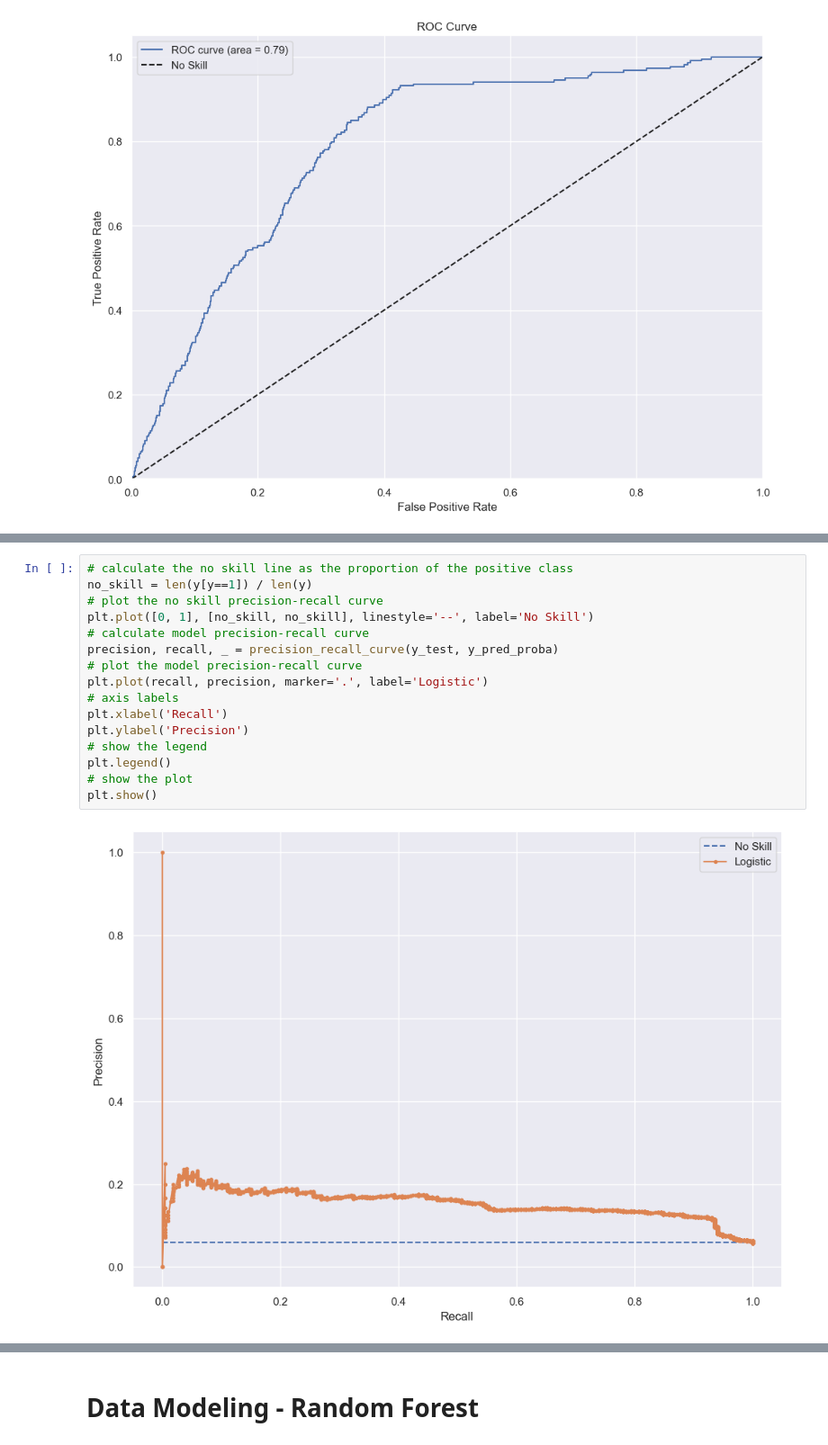
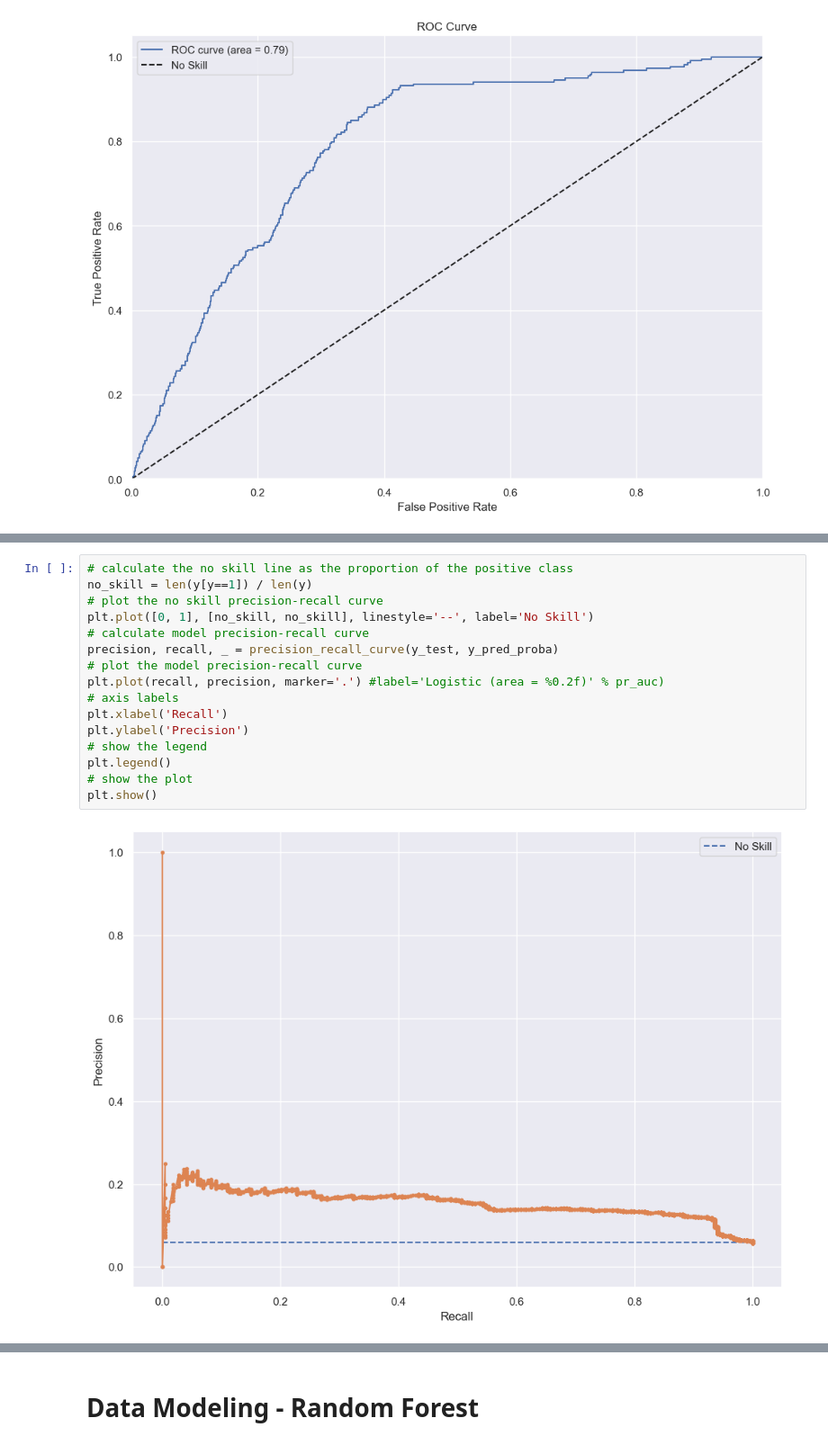
Before and after one commit to smirs/car-insurance-fraud-detection, a Jupyter notebook: fraud_detection.ipynb, the cells around one changed output, grey strips where cells are left out. Shown at 90% size. Drawn from its saved outputs; the diff is of its cells as text.

```diff
--- a/fraud_detection.ipynb
+++ b/fraud_detection.ipynb
@@ -534,18 +550,18 @@ plt.show()
 # %%
 # calculate the no skill line as the proportion of the positive class
 no_skill = len(y[y==1]) / len(y)
 # plot the no skill precision-recall curve
 plt.plot([0, 1], [no_skill, no_skill], linestyle='--', label='No Skill')
 # calculate model precision-recall curve
 precision, recall, _ = precision_recall_curve(y_test, y_pred_proba)
 # plot the model precision-recall curve
-plt.plot(recall, precision, marker='.', label='Logistic')
+plt.plot(recall, precision, marker='.') #label='Logistic (area = %0.2f)' % pr_auc)
 # axis labels
 plt.xlabel('Recall')
 plt.ylabel('Precision')
 # show the legend
 plt.legend()
 # show the plot
 plt.show()
 # %% [output]
-[figure, old version]
+[figure, new version]
```
Also changed, not shown: parts of 12 cells of this notebook, 4 other files.
